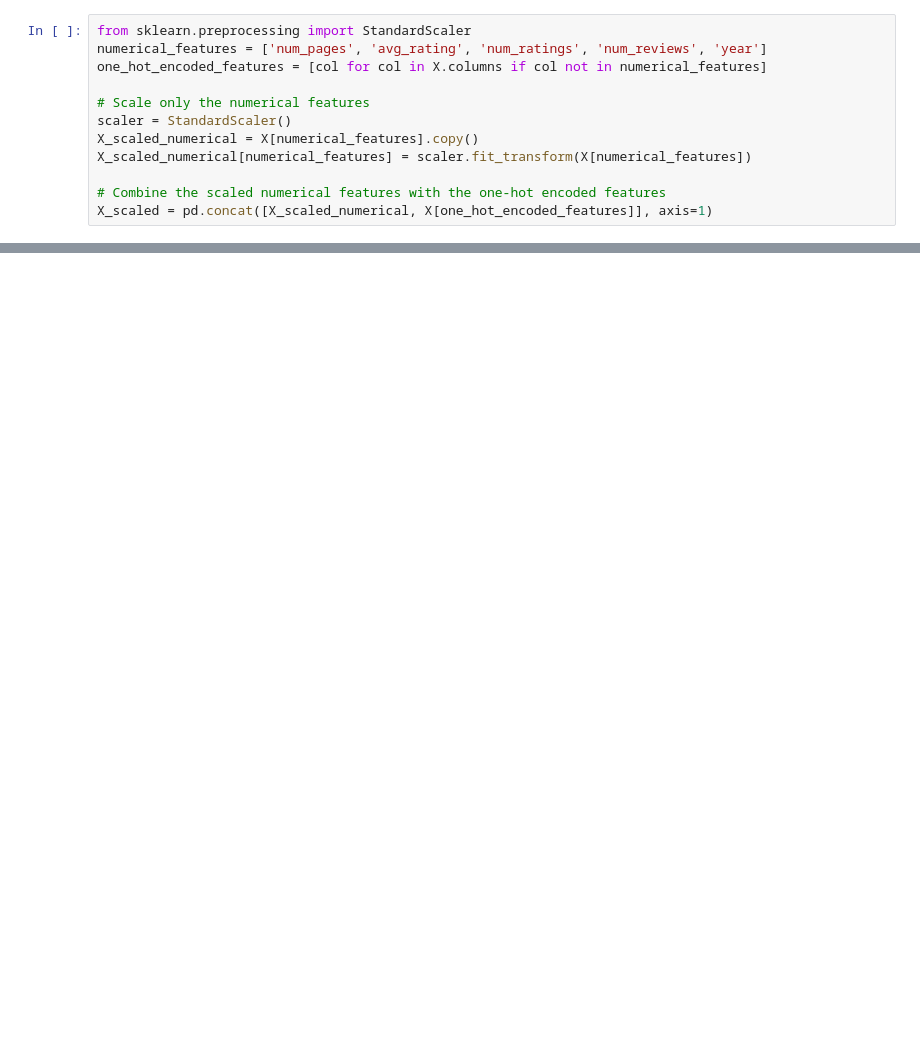
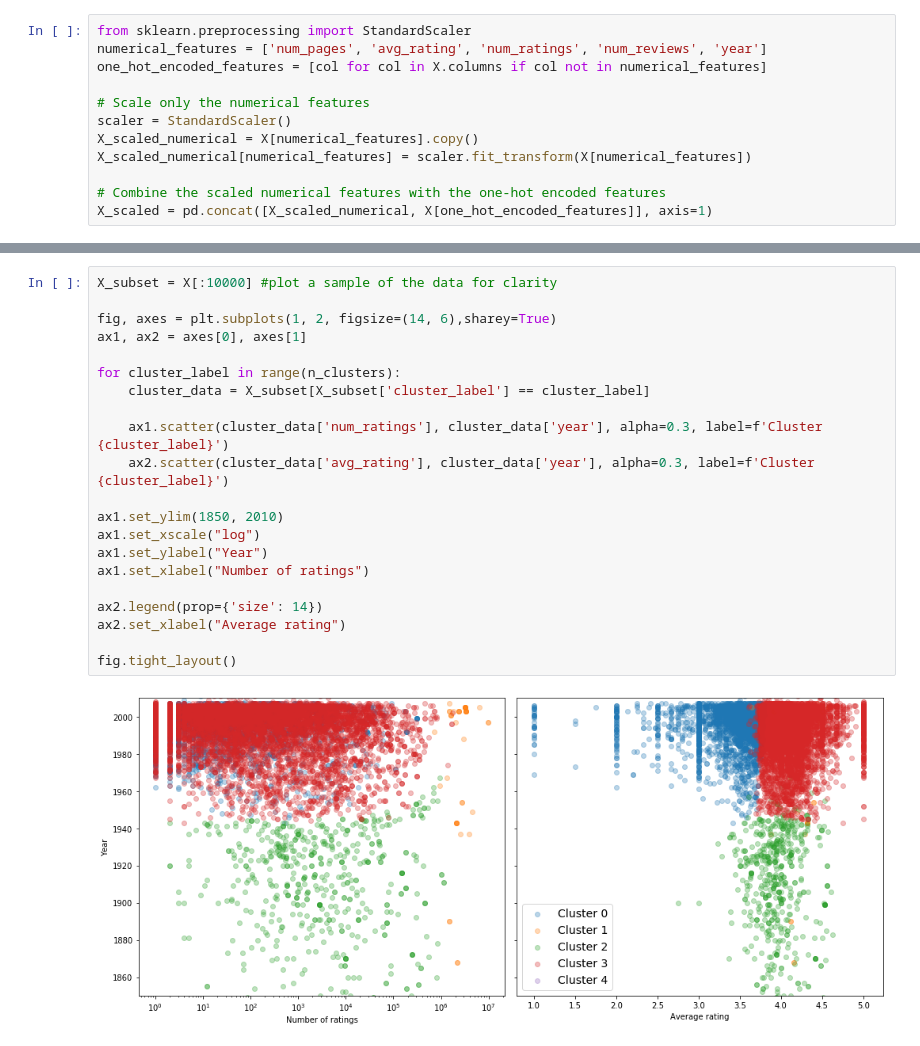
Before and after one commit to EmmaKLofthouse/Book-Analysis-and-Recommender, a Jupyter notebook: Book_recommender.ipynb, the cells around one changed output, grey strips where cells are left out. Cells and saved outputs as stored; diff of their text form; blank space fills up the shorter version.

```diff
--- a/Book_recommender.ipynb
+++ b/Book_recommender.ipynb
@@ -158,0 +227,23 @@ TBC.....
+# %%
+X_subset = X[:10000] #plot a sample of the data for clarity
+
+fig, axes = plt.subplots(1, 2, figsize=(14, 6),sharey=True)
+ax1, ax2 = axes[0], axes[1]
+
+for cluster_label in range(n_clusters):
+    cluster_data = X_subset[X_subset['cluster_label'] == cluster_label]
+
+    ax1.scatter(cluster_data['num_ratings'], cluster_data['year'], alpha=0.3, label=f'Cluster {cluster_label}')
+    ax2.scatter(cluster_data['avg_rating'], cluster_data['year'], alpha=0.3, label=f'Cluster {cluster_label}')
+
+ax1.set_ylim(1850, 2010)
+ax1.set_xscale("log")
+ax1.set_ylabel("Year")
+ax1.set_xlabel("Number of ratings")
+
+ax2.legend(prop={'size': 14})
+ax2.set_xlabel("Average rating")
+
+fig.tight_layout()
+# %% [output]
+[figure, added]
```
Also changed, not shown: parts of 14 cells of this notebook, 1 other file.
